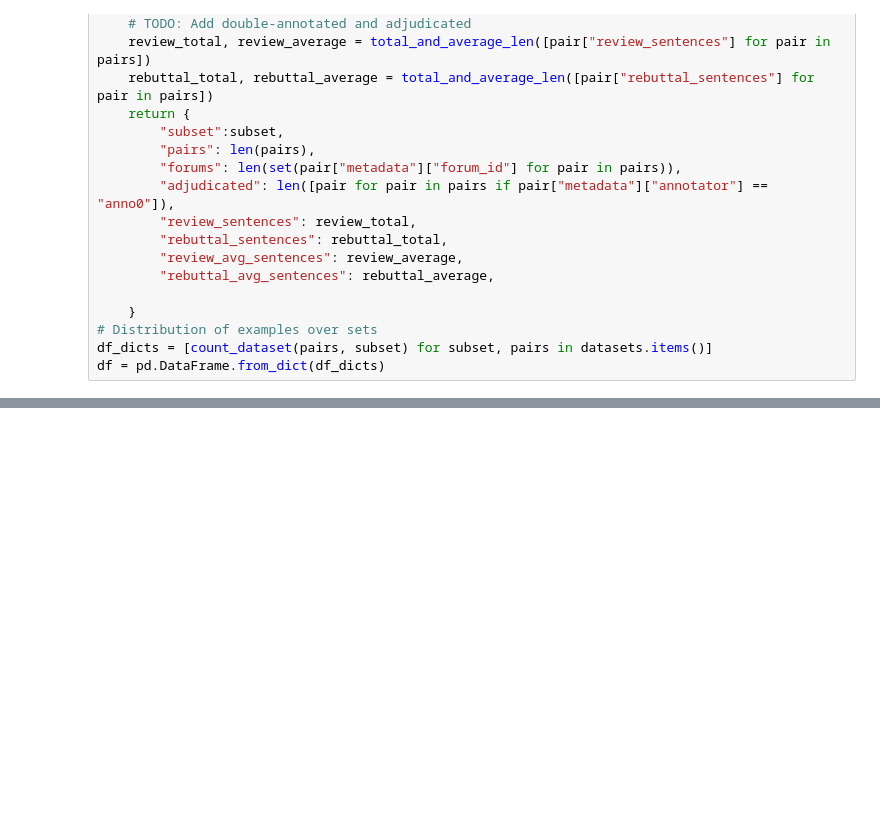
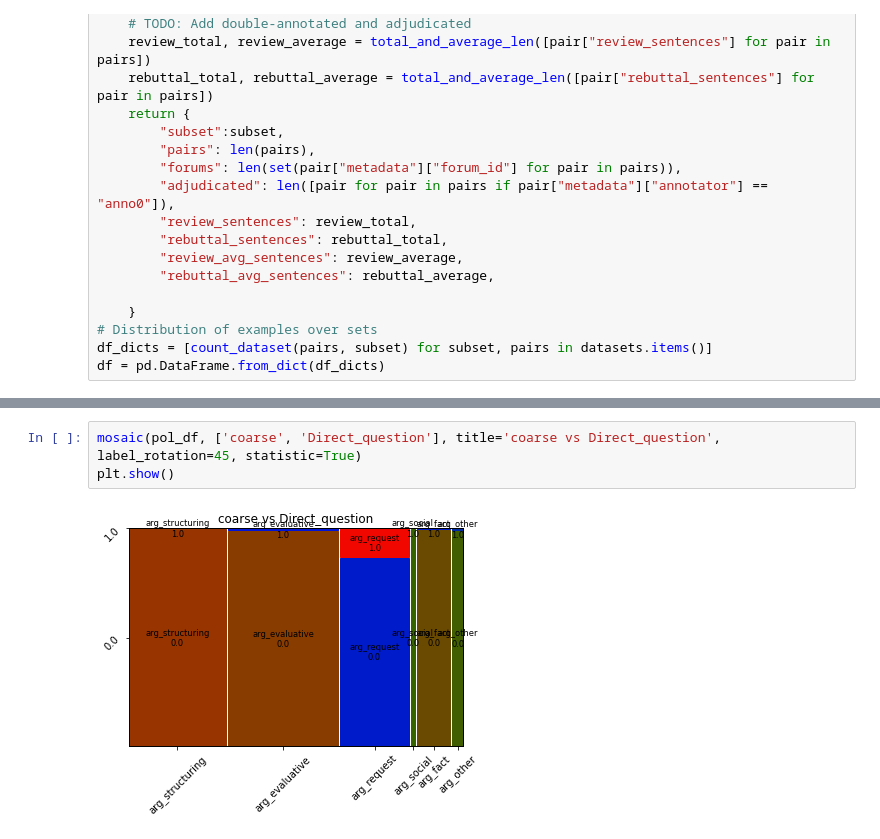
Before and after one commit to disha00991/Peer-Review-NLP, a Jupyter notebook: politeness.ipynb, the cells around one changed output, grey strips where cells are left out. Cells and saved outputs as stored; diff of their text form; blank space fills up the shorter version.

```diff
--- a/politeness.ipynb
+++ b/politeness.ipynb
@@ -105,0 +194,5 @@ df
+# %%
+mosaic(pol_df, ['coarse', 'Direct_question'], title='coarse vs Direct_question', label_rotation=45, statistic=True)
+plt.show()
+# %% [output]
+[figure, added]
```
Also changed, not shown: parts of 26 cells of this notebook, 2 other files.
